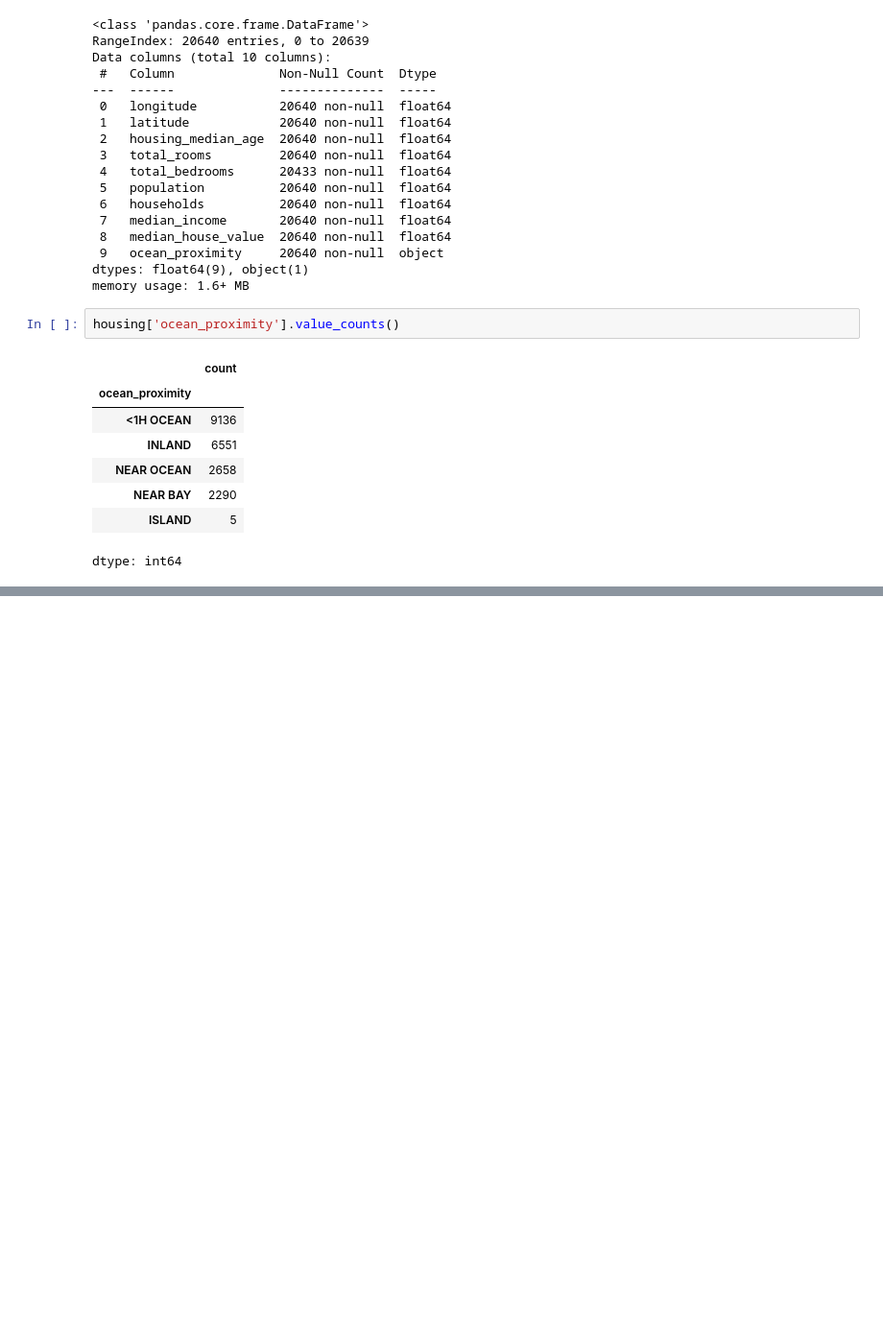
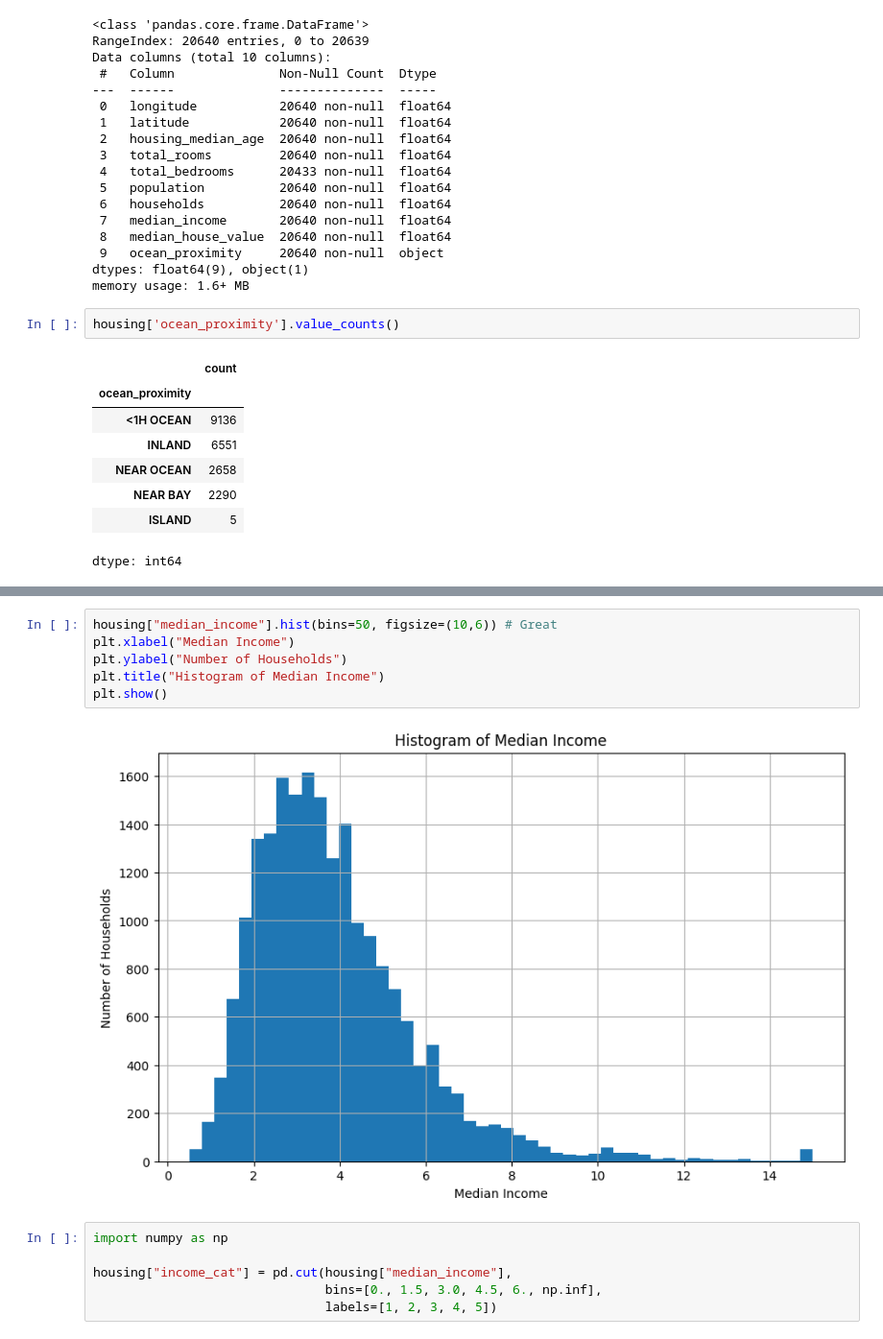
Before and after one commit to 19mddill/ML_Aurelien, a Jupyter notebook: california_housing.ipynb, the cells around one changed output, grey strips where cells are left out. Shown at 96% size. Drawn from its saved outputs; the diff is of its cells as text; blank space fills up the shorter version.

```diff
--- a/california_housing.ipynb
+++ b/california_housing.ipynb
@@ -93,0 +113,14 @@ housing.describe()
+# %%
+housing["median_income"].hist(bins=50, figsize=(10,6)) # Great
+plt.xlabel("Median Income")
+plt.ylabel("Number of Households")
+plt.title("Histogram of Median Income")
+plt.show()
+# %% [output]
+[figure, added]
+# %%
+import numpy as np
+
+housing["income_cat"] = pd.cut(housing["median_income"],
+                               bins=[0., 1.5, 3.0, 4.5, 6., np.inf],
+                               labels=[1, 2, 3, 4, 5])
```
Also changed, not shown: parts of 103 cells of this notebook.
